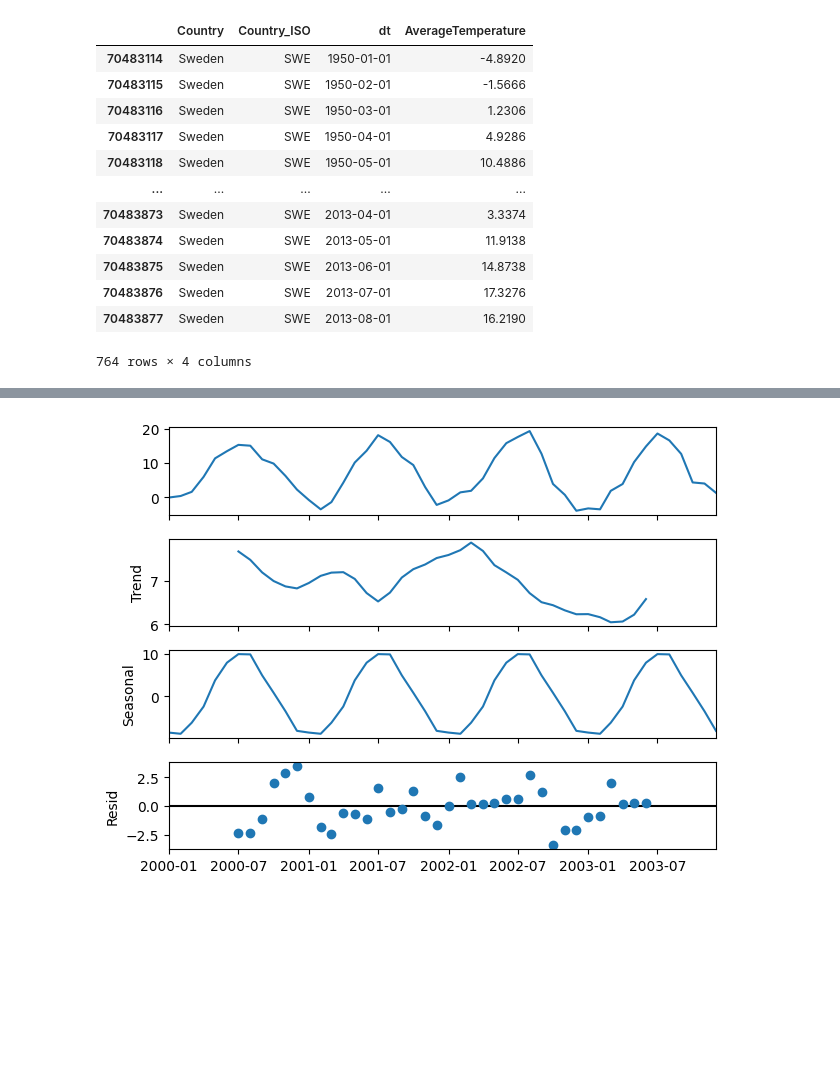
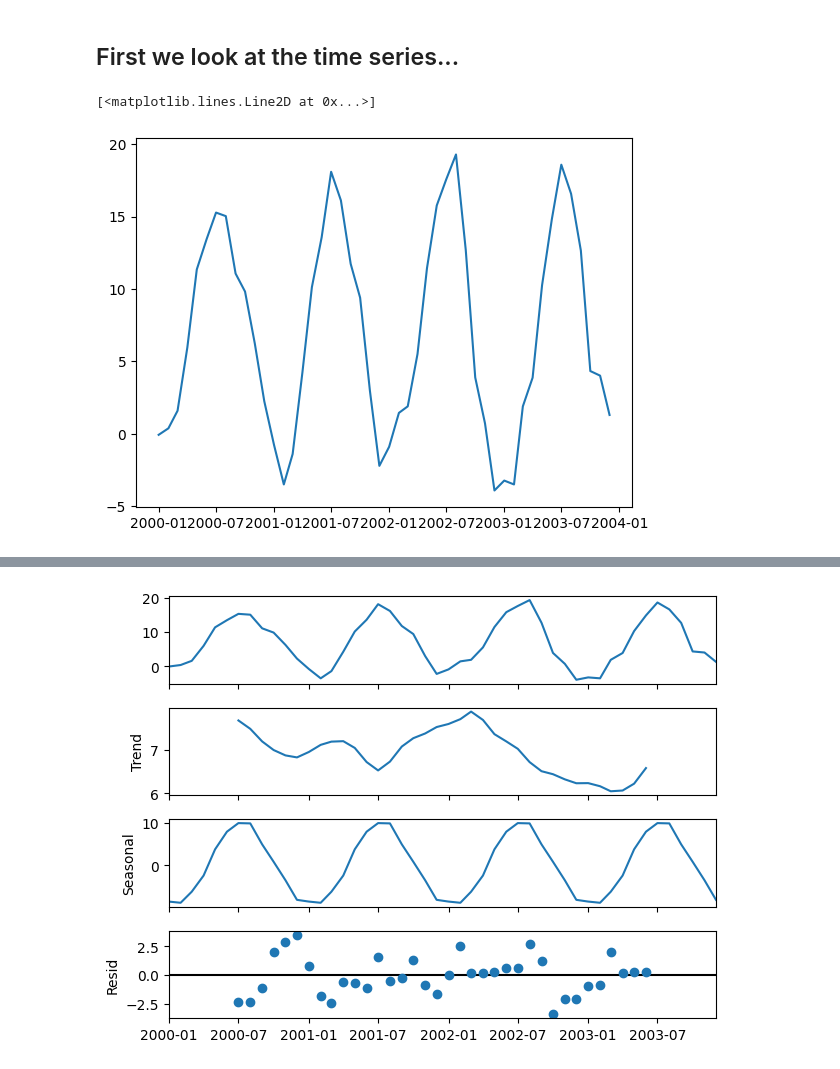
Before and after one commit to CyberStefNef/World_Temperature_Analysis, a Jupyter notebook: arima.ipynb, the cells around one changed output, grey strips where cells are left out. Drawn from its saved outputs; the diff is of its cells as text; code cells hidden in the pictures; blank space fills up the shorter version.

```diff
--- a/arima.ipynb
+++ b/arima.ipynb
@@ -49,23 +29,14 @@ df
 df = df.loc[(df.dt >= "1950-01-01") & (df.dt <= "2013-08-01")]
 
 df2 = df.loc[(df.dt >= "2000-01-01") & (df.dt <= "2003-12-01")]
-# %%
-df
-# %% [output]
-|  | Country | Country_ISO | dt | AverageTemperature |
-| 70483114 | Sweden | SWE | 1950-01-01 | -4.8920 |
-| 70483115 | Sweden | SWE | 1950-02-01 | -1.5666 |
-| 70483116 | Sweden | SWE | 1950-03-01 | 1.2306 |
-| 70483117 | Sweden | SWE | 1950-04-01 | 4.9286 |
-| 70483118 | Sweden | SWE | 1950-05-01 | 10.4886 |
-| ... | ... | ... | ... | ... |
-| 70483873 | Sweden | SWE | 2013-04-01 | 3.3374 |
-| 70483874 | Sweden | SWE | 2013-05-01 | 11.9138 |
-| 70483875 | Sweden | SWE | 2013-06-01 | 14.8738 |
-| 70483876 | Sweden | SWE | 2013-07-01 | 17.3276 |
-| 70483877 | Sweden | SWE | 2013-08-01 | 16.2190 |
-764 rows × 4 columns
 # %%
 
 df2 = df2[["dt","AverageTemperature"]]
 df2 = df2.set_index("dt")
+# %% [markdown]
+## First we look at the time series...
+# %%
+plt.plot(df2["AverageTemperature"])
+# %% [output]
+[<matplotlib.lines.Line2D at 0x...>]
+[figure, added]
```
Also changed, not shown: parts of 81 cells of this notebook, 6 other files.
